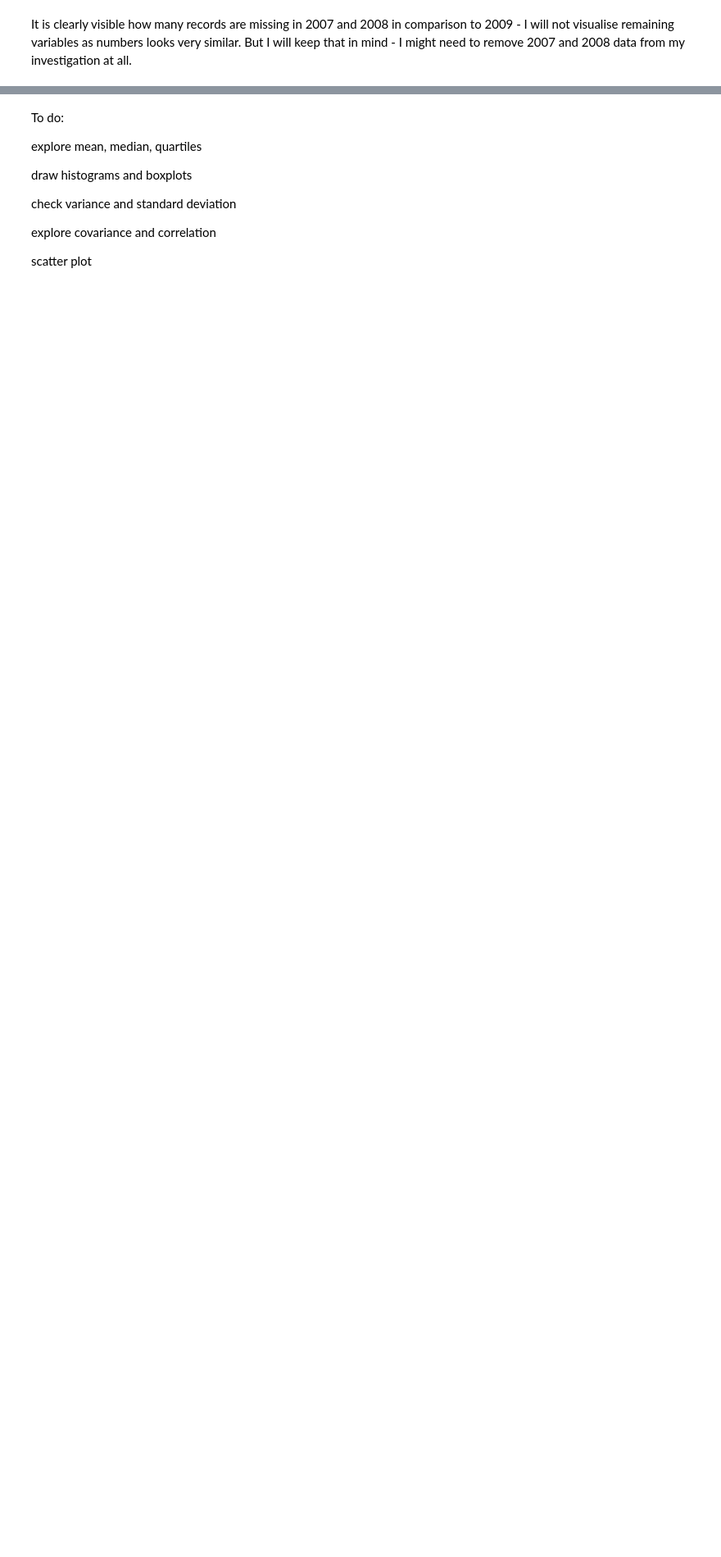
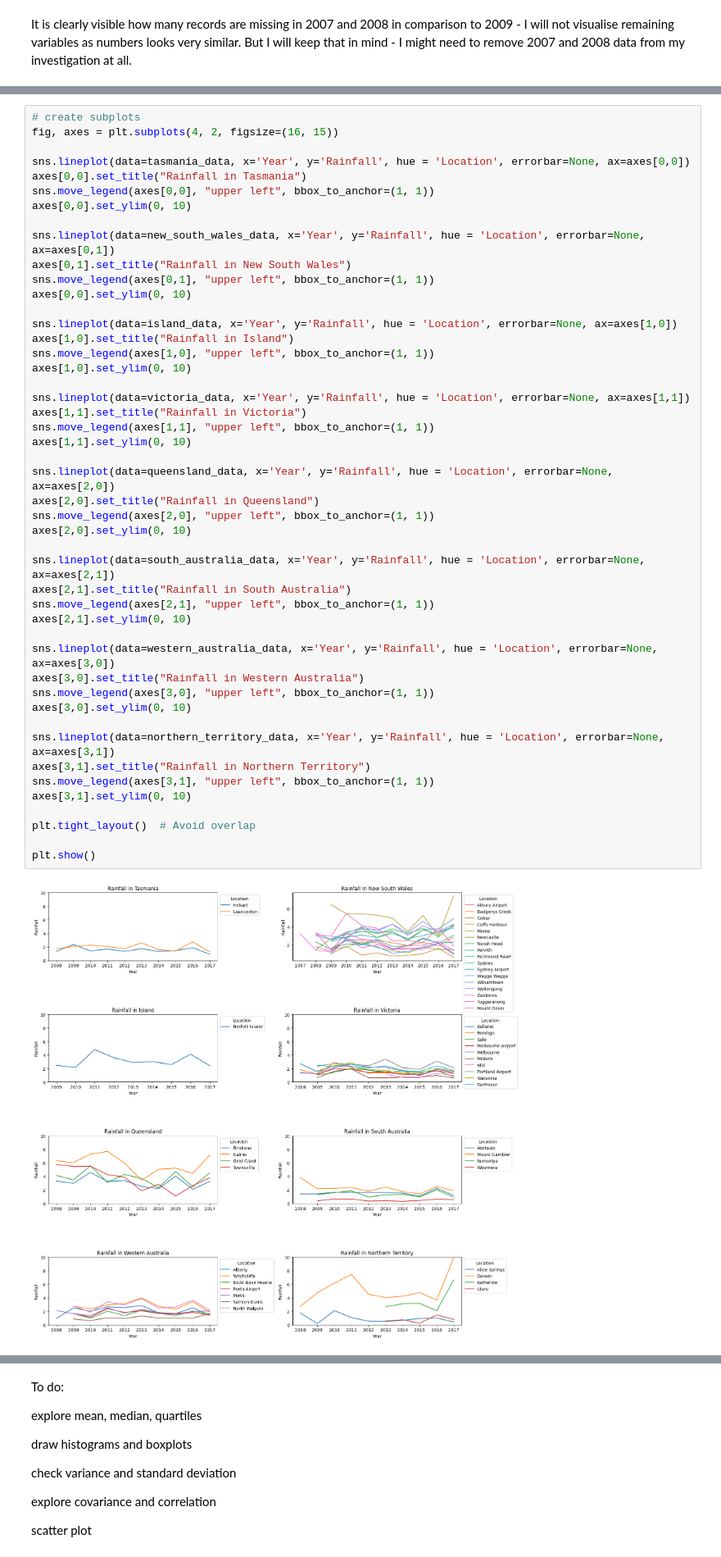
Before and after one commit to zinkute/rain-in-Australia, a Jupyter notebook: dslc_documentation/02_EDA.ipynb, the cells around one changed output, grey strips where cells are left out. Shown at 82% size. Saved outputs shown, nothing was run; the diff lists cells and outputs as text; blank space fills up the shorter version.

Commit message:
Started visualising Rainfall data.

```diff
--- a/dslc_documentation/02_EDA.ipynb
+++ b/dslc_documentation/02_EDA.ipynb
@@ -407,0 +415,49 @@ It is clearly visible how many records are missing in 2007 and 2008 in compariso
+# %%
+# create subplots
+fig, axes = plt.subplots(4, 2, figsize=(16, 15))
+
+sns.lineplot(data=tasmania_data, x='Year', y='Rainfall', hue = 'Location', errorbar=None, ax=axes[0,0])
+axes[0,0].set_title("Rainfall in Tasmania")
+sns.move_legend(axes[0,0], "upper left", bbox_to_anchor=(1, 1))
+axes[0,0].set_ylim(0, 10)
+
+sns.lineplot(data=new_south_wales_data, x='Year', y='Rainfall', hue = 'Location', errorbar=None, ax=axes[0,1])
+axes[0,1].set_title("Rainfall in New South Wales")
+sns.move_legend(axes[0,1], "upper left", bbox_to_anchor=(1, 1))
+axes[0,0].set_ylim(0, 10)
+
+sns.lineplot(data=island_data, x='Year', y='Rainfall', hue = 'Location', errorbar=None, ax=axes[1,0])
+axes[1,0].set_title("Rainfall in Island")
+sns.move_legend(axes[1,0], "upper left", bbox_to_anchor=(1, 1))
+axes[1,0].set_ylim(0, 10)
+
+sns.lineplot(data=victoria_data, x='Year', y='Rainfall', hue = 'Location', errorbar=None, ax=axes[1,1])
+axes[1,1].set_title("Rainfall in Victoria")
+sns.move_legend(axes[1,1], "upper left", bbox_to_anchor=(1, 1))
+axes[1,1].set_ylim(0, 10)
+
+sns.lineplot(data=queensland_data, x='Year', y='Rainfall', hue = 'Location', errorbar=None, ax=axes[2,0])
+axes[2,0].set_title("Rainfall in Queensland")
+sns.move_legend(axes[2,0], "upper left", bbox_to_anchor=(1, 1))
+axes[2,0].set_ylim(0, 10)
+
+sns.lineplot(data=south_australia_data, x='Year', y='Rainfall', hue = 'Location', errorbar=None, ax=axes[2,1])
+axes[2,1].set_title("Rainfall in South Australia")
+sns.move_legend(axes[2,1], "upper left", bbox_to_anchor=(1, 1))
+axes[2,1].set_ylim(0, 10)
+
+sns.lineplot(data=western_australia_data, x='Year', y='Rainfall', hue = 'Location', errorbar=None, ax=axes[3,0])
+axes[3,0].set_title("Rainfall in Western Australia")
+sns.move_legend(axes[3,0], "upper left", bbox_to_anchor=(1, 1))
+axes[3,0].set_ylim(0, 10)
+
+sns.lineplot(data=northern_territory_data, x='Year', y='Rainfall', hue = 'Location', errorbar=None, ax=axes[3,1])
+axes[3,1].set_title("Rainfall in Northern Territory")
+sns.move_legend(axes[3,1], "upper left", bbox_to_anchor=(1, 1))
+axes[3,1].set_ylim(0, 10)
+
+plt.tight_layout()  # Avoid overlap
+
+plt.show()
+# %% [output]
+[figure, added]
```
Also changed, not shown: parts of 7 cells of this notebook.
